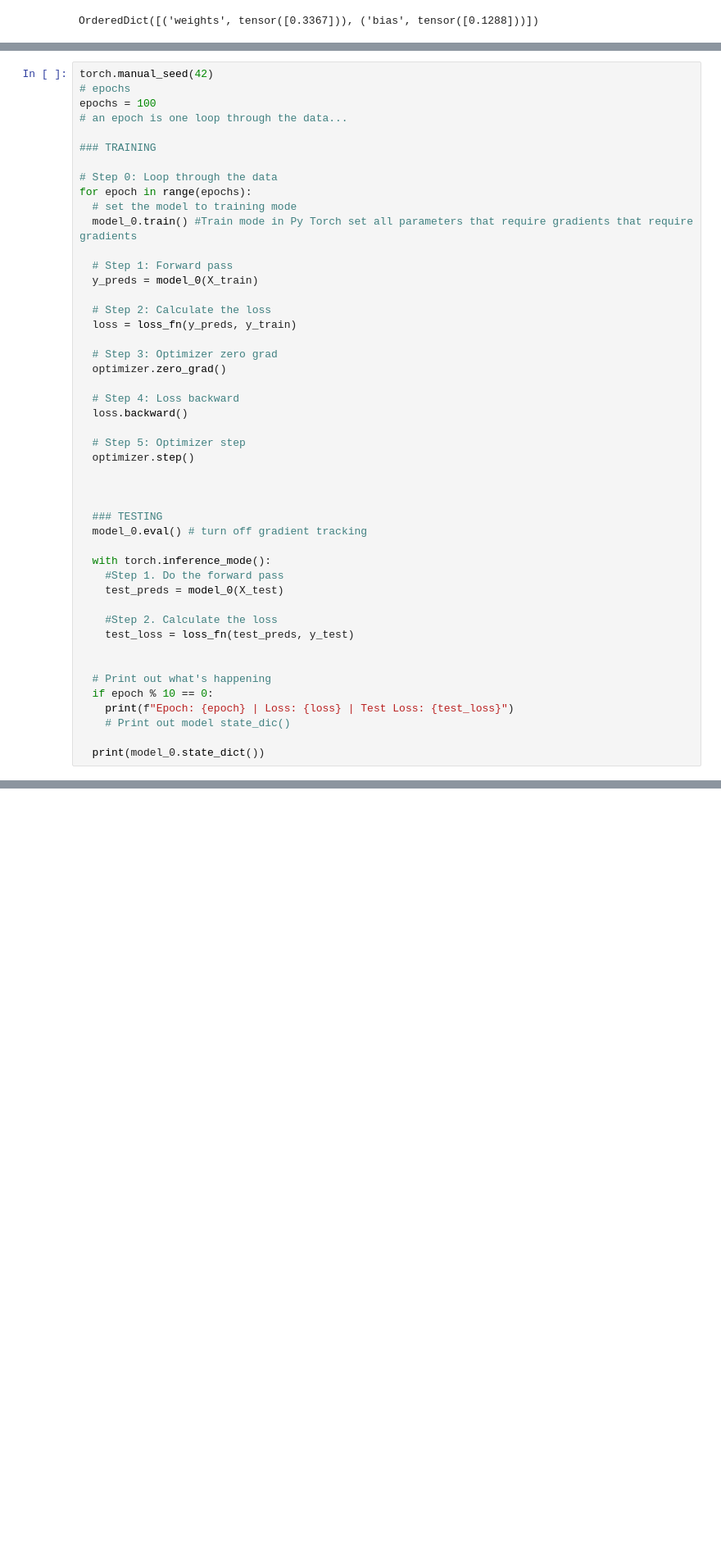
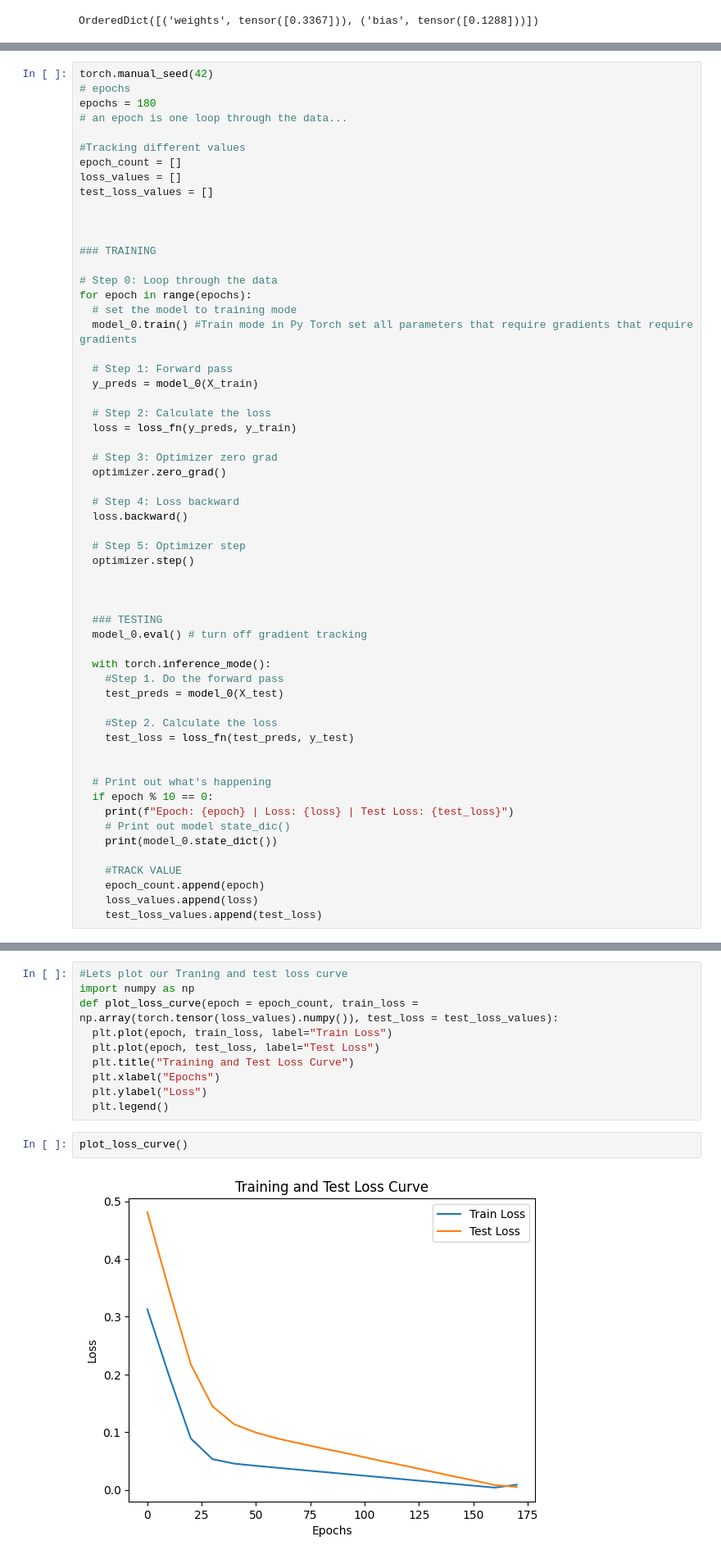
Before and after one commit to Yughie/Mastering-Machine-Learning, a Jupyter notebook: 01_pytorch_workflow.ipynb, the cells around one changed output, grey strips where cells are left out. Shown: that part at 82% size. Saved outputs shown, nothing was run; the diff lists cells and outputs as text; blank space fills up the shorter version.

Commit message:
Loss and Test lost plot

```diff
--- a/01_pytorch_workflow.ipynb
+++ b/01_pytorch_workflow.ipynb
@@ -274,8 +274,15 @@ Steps:
 # %%
 torch.manual_seed(42)
 # epochs
-epochs = 100
+epochs = 180
 # an epoch is one loop through the data...
+
+#Tracking different values
+epoch_count = []
+loss_values = []
+test_loss_values = []
+
+
 
 ### TRAINING
 
@@ -316,8 +323,12 @@ for epoch in range(epochs):
   if epoch % 10 == 0:
     print(f"Epoch: {epoch} | Loss: {loss} | Test Loss: {test_loss}")
     # Print out model state_dic()
+    print(model_0.state_dict())
 
-  print(model_0.state_dict())
+    #TRACK VALUE
+    epoch_count.append(epoch)
+    loss_values.append(loss)
+    test_loss_values.append(test_loss)
 # %% [output]
 Epoch: 0 | Loss: 0.31288138031959534 | Test Loss: 0.48106518387794495
 OrderedDict([('weights', tensor([0.3406])), ('bias', tensor([0.1388]))])
@@ -339,3 +350,17 @@ OrderedDict([('weights', tensor([0.5784])), ('bias', tensor([0.3513]))])
+# %%
+#Lets plot our Traning and test loss curve
+import numpy as np
+def plot_loss_curve(epoch = epoch_count, train_loss = np.array(torch.tensor(loss_values).numpy()), test_loss = test_loss_values):
+  plt.plot(epoch, train_loss, label="Train Loss")
+  plt.plot(epoch, test_loss, label="Test Loss")
+  plt.title("Training and Test Loss Curve")
+  plt.xlabel("Epochs")
+  plt.ylabel("Loss")
+  plt.legend()
+# %%
+plot_loss_curve()
+# %% [output]
+[figure, added]
 # %%
 test_preds
 # %% [output]
```
Also changed, not shown: parts of 6 cells of this notebook.
